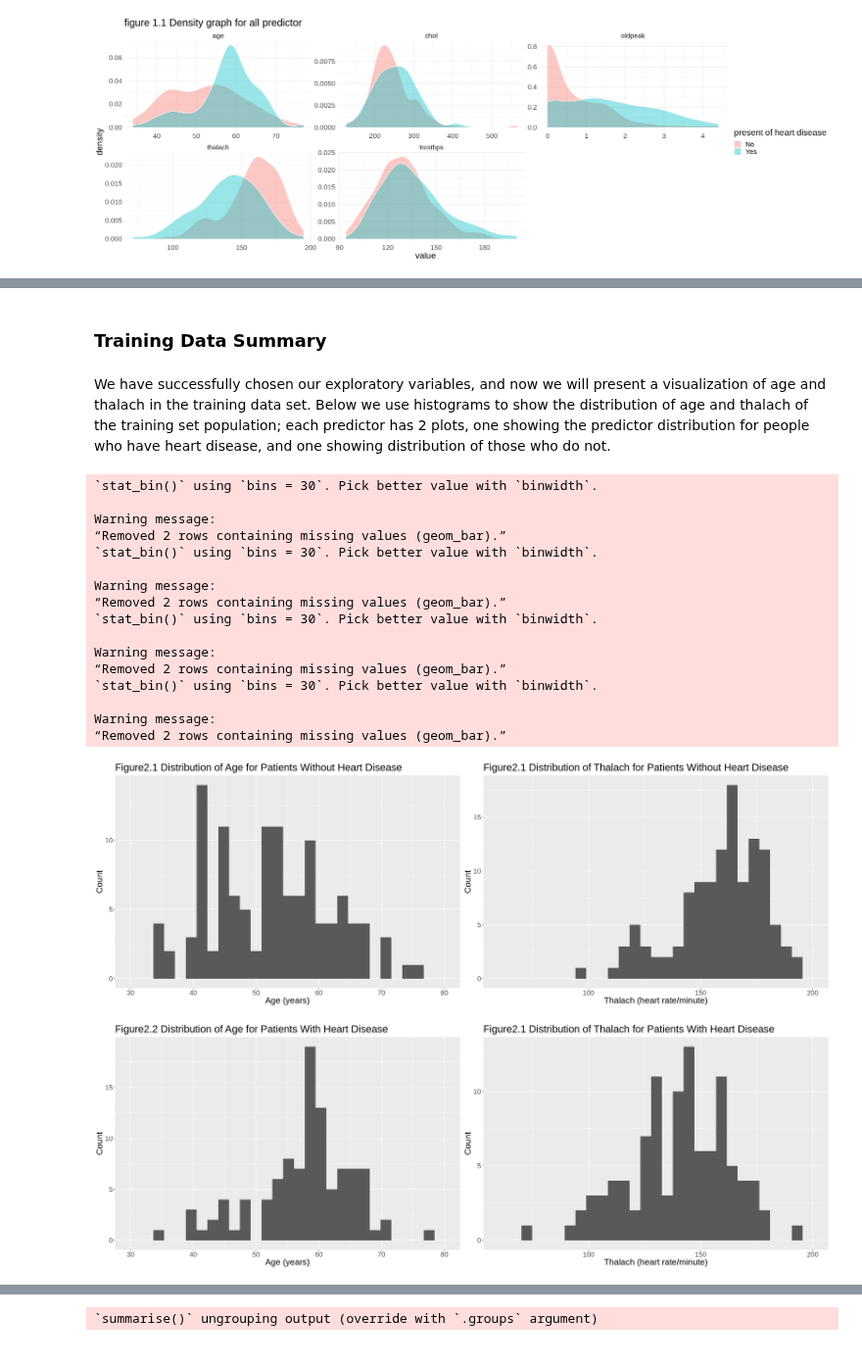
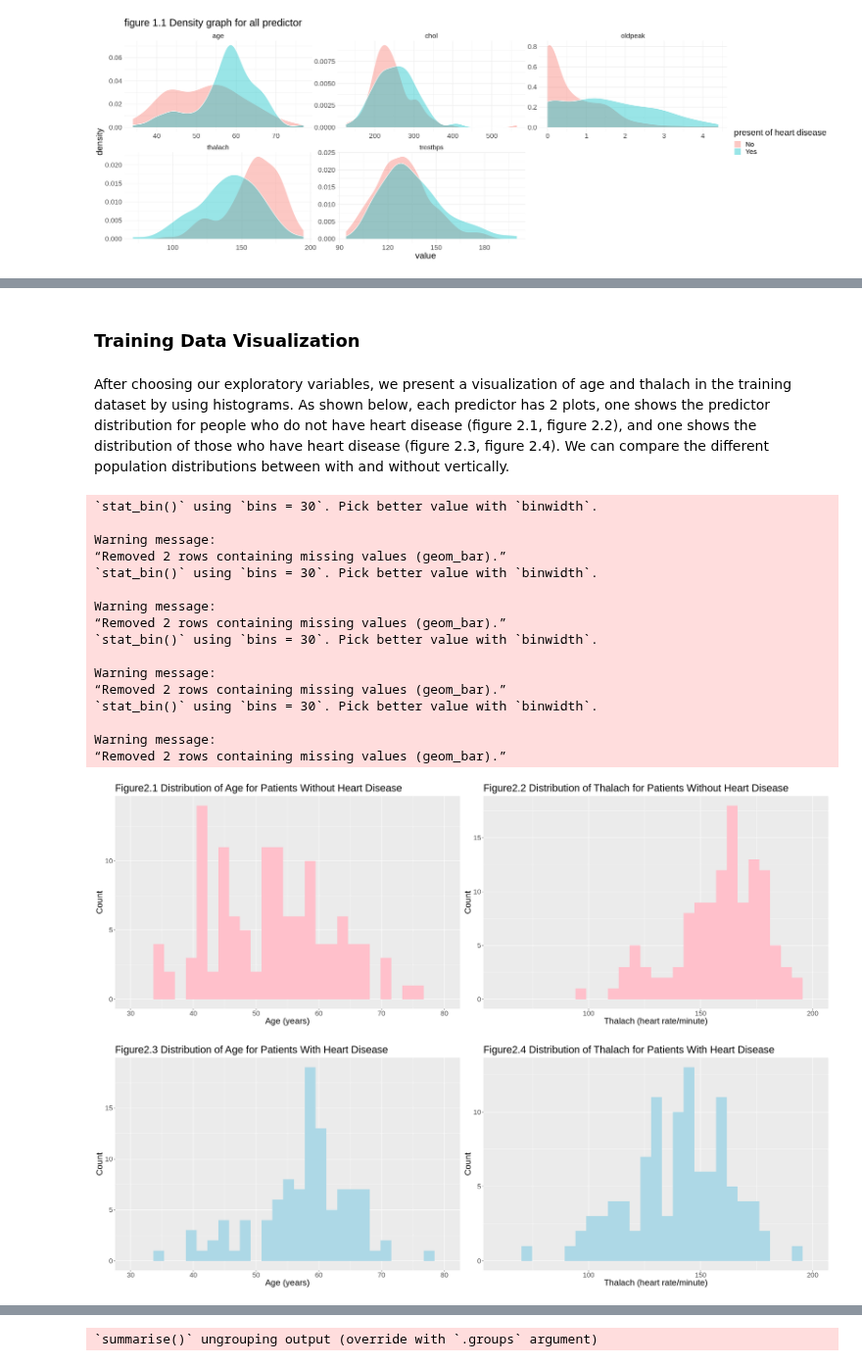
Before and after one commit to wiliwangka/Heart-Disease-Classification-with-R, a Jupyter notebook: ds_project_proposal.ipynb, the cells around one changed output, grey strips where cells are left out. Shown at 98% size. Drawn from its saved outputs; the diff is of its cells as text; code cells hidden in the pictures.

Commit message:
Before DATA ANALYSIS are all good to go

```diff
--- a/ds_project_proposal.ipynb
+++ b/ds_project_proposal.ipynb
@@ -244,12 +249,12 @@ Thus, the act of converting categorical variables into numerical variables would
 # %% [markdown]
-### Training Data Summary
+### Training Data Visualization
 # %% [markdown]
-We have successfully chosen our exploratory variables, and now we will present a visualization of age and thalach in the training data set. Below we use histograms to show the distribution of age and thalach of the training set population; each predictor has 2 plots, one showing the predictor distribution for people who have heart disease, and one showing distribution of those who do not.
+After choosing our exploratory variables, we present a visualization of age and thalach in the training dataset by using histograms. As shown below, each predictor has 2 plots, one shows the predictor distribution for people who do not have heart disease (figure 2.1, figure 2.2), and one shows the distribution of those who have heart disease (figure 2.3, figure 2.4). We can compare the different population distributions between with and without vertically.
 # %%
 plot_age_0 <- cleveland_training %>%
               filter(num == 0) %>%
               ggplot(aes(x = age)) +
-              geom_histogram() +
+              geom_histogram(fill = "pink") +
               labs(x = "Age (years)", y= "Count") +
               theme(text = element_text(size = 20)) +
               ggtitle("Figure2.1 Distribution of Age for Patients Without Heart Disease") +
@@ -258,49 +263,49 @@ plot_age_0 <- cleveland_training %>%
 plot_age_1 <- cleveland_training %>%
               filter(num == 1) %>%
               ggplot(aes(x = age)) +
-              geom_histogram() +
+              geom_histogram(fill = "light blue") +
               labs(x = "Age (years)", y= "Count") +
               theme(text = element_text(size = 20)) +
-              ggtitle("Figure2.2 Distribution of Age for Patients With Heart Disease") +
+              ggtitle("Figure2.3 Distribution of Age for Patients With Heart Disease") +
               xlim(c(30, 80))
 
 plot_thalach_0 <- cleveland_training %>%
               filter(num == 0) %>%
               ggplot(aes(x = thalach)) +
-              geom_histogram() +
+              geom_histogram(fill = "pink") +
               labs(x = "Thalach (heart rate/minute)", y= "Count") +
               theme(text = element_text(size = 20)) +
-              ggtitle("Figure2.1 Distribution of Thalach for Patients Without Heart Disease") +
+              ggtitle("Figure2.2 Distribution of Thalach for Patients Without Heart Disease") +
               xlim(c(60, 200))
 
 plot_thalach_1 <- cleveland_training %>%
               filter(num == 1) %>%
               ggplot(aes(x = thalach)) +
-              geom_histogram() +
+              geom_histogram(fill = "light blue") +
               labs(x = "Thalach (heart rate/minute)", y= "Count") +
               theme(text = element_text(size = 20)) +
-              ggtitle("Figure2.1 Distribution of Thalach for Patients With Heart Disease") +
+              ggtitle("Figure2.4 Distribution of Thalach for Patients With Heart Disease") +
               xlim(c(60, 200))
 
 grid.arrange(plot_age_0, plot_thalach_0, nrow = 1)
 grid.arrange(plot_age_1, plot_thalach_1, nrow = 1)
 # %% [output]
 `stat_bin()` using `bins = 30`. Pick better value with `binwidth`.
 
 Warning message:
 “Removed 2 rows containing missing values (geom_bar).”
 `stat_bin()` using `bins = 30`. Pick better value with `binwidth`.
 
 Warning message:
 “Removed 2 rows containing missing values (geom_bar).”
 `stat_bin()` using `bins = 30`. Pick better value with `binwidth`.
 
 Warning message:
 “Removed 2 rows containing missing values (geom_bar).”
 `stat_bin()` using `bins = 30`. Pick better value with `binwidth`.
 
 Warning message:
 “Removed 2 rows containing missing values (geom_bar).”
-[figure, old version]
+[figure, new version]
-[figure, old version]
+[figure, new version]
 # %% [markdown]
```
Also changed, not shown: parts of 14 cells of this notebook.
